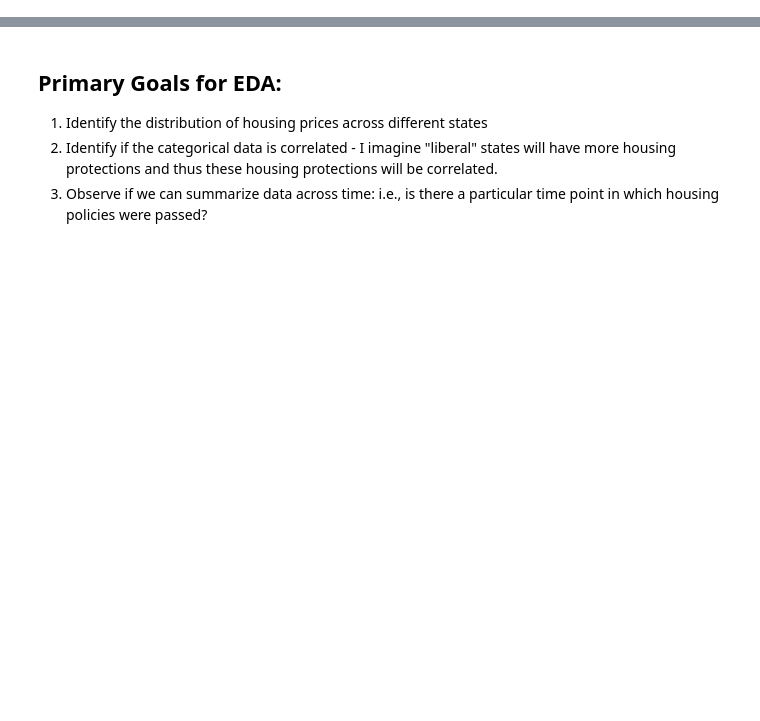
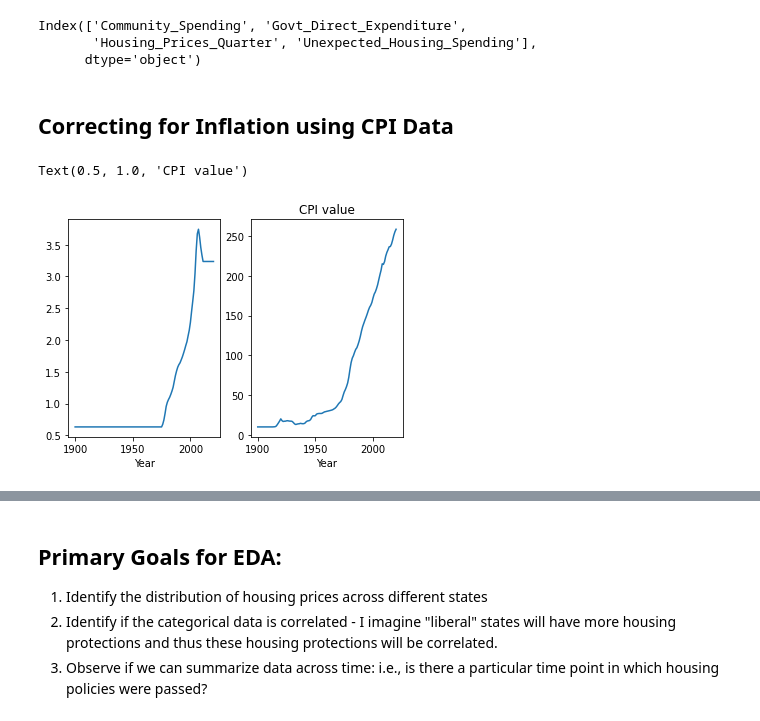
Before and after one commit to gerardoRO/ds4a, a Jupyter notebook: indepth_EDA_PP.ipynb, the cells around one changed output, grey strips where cells are left out. Drawn from its saved outputs; the diff is of its cells as text; code cells hidden in the pictures; blank space fills up the shorter version.

Commit message:
advanced EDA on public policy.

```diff
--- a/indepth_EDA_PP.ipynb
+++ b/indepth_EDA_PP.ipynb
@@ -19,0 +8,4 @@ Index(['Year', 'State', 'Housing_Prices_Quarter', 'Community_Spending',
+# %%
+# Load CPI table and calculate yearly CPI
+cpi_df = pd.read_csv('datasets/cpi.csv')
+avg_cpi = cpi_df.groupby('Year').mean().reset_index()
@@ -19,0 +24,21 @@ Index(['Year', 'State', 'Housing_Prices_Quarter', 'Community_Spending',
+# %%
+non_cat_cols
+# %% [output]
+Index(['Community_Spending', 'Govt_Direct_Expenditure',
+       'Housing_Prices_Quarter', 'Unexpected_Housing_Spending'],
+      dtype='object')
+# %% [markdown]
+## Correcting for Inflation using CPI Data
+# %%
+#Find the dates that are not in the CPI but are in the public policy csv and interpolate to estimate the CPI
+df['CPI_value'] = pd.merge(avg_cpi,df['Year'],how='right')['Value']
+df['CPI_value'].fillna(method='backfill',inplace=True)
+# %%
+fig,ax = plt.subplots(nrows=1,ncols=2)
+df.groupby('Year')['Housing_Prices_Quarter'].mean().plot(ax=ax[0])
+plt.title('Housing Prices')
+df.groupby('Year')['CPI_value'].mean().plot(ax=ax[1])
+plt.title('CPI value')
+# %% [output]
+Text(0.5, 1.0, 'CPI value')
+[figure, added]
```
Also changed, not shown: parts of 19 cells of this notebook, 1 other file.
